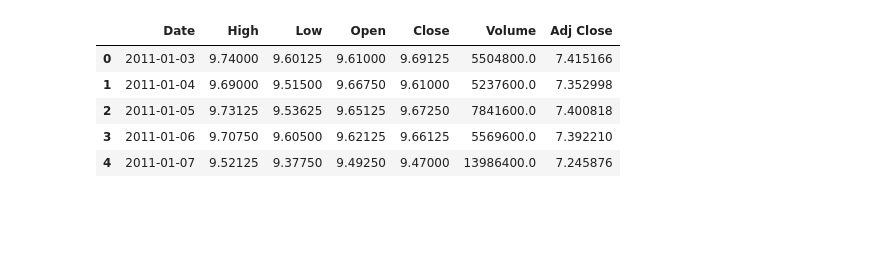
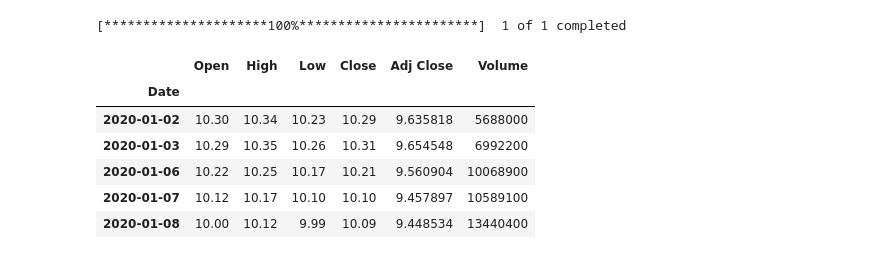
Before and after one commit to lucapqg/Deep-Learning, a Jupyter notebook: reinforcement_learning_finance.ipynb, the cells around one changed output. Drawn from its saved outputs; the diff is of its cells as text; code cells hidden in the pictures; blank space fills up the shorter version.

```diff
--- a/reinforcement_learning_finance.ipynb
+++ b/reinforcement_learning_finance.ipynb
@@ -33,16 +39,17 @@ import datetime as dt
 tf.compat.v1.disable_eager_execution()
 # %%
 ticker = 'INFY'
-start = dt.datetime(2011, 1, 1)
-end = dt.datetime(2021, 1, 24)
-df_full = web.DataReader(ticker, 'yahoo', start=start, end=end).reset_index()
-# data.reset_index(inplace=True)
-# ibov['DateAsNumber'] = ibov.Date.map(mdates.date2num)
+start = dt.datetime(2020, 1, 1)
+end = dt.datetime(2022, 1, 24)
+
+df_full = pdr.get_data_yahoo(ticker, start=start, end=end)
 df_full.head()
 # %% [output]
+[*********************100%***********************]  1 of 1 completed
-|  | Date | High | Low | Open | Close | Volume | Adj Close |
-| 0 | 2011-01-03 | 9.74000 | 9.60125 | 9.61000 | 9.69125 | 5504800.0 | 7.415166 |
-| 1 | 2011-01-04 | 9.69000 | 9.51500 | 9.66750 | 9.61000 | 5237600.0 | 7.352998 |
-| 2 | 2011-01-05 | 9.73125 | 9.53625 | 9.65125 | 9.67250 | 7841600.0 | 7.400818 |
-| 3 | 2011-01-06 | 9.70750 | 9.60500 | 9.62125 | 9.66125 | 5569600.0 | 7.392210 |
-| 4 | 2011-01-07 | 9.52125 | 9.37750 | 9.49250 | 9.47000 | 13986400.0 | 7.245876 |
+|  | Open | High | Low | Close | Adj Close | Volume |
+| Date |  |  |  |  |  |  |
+| 2020-01-02 | 10.30 | 10.34 | 10.23 | 10.29 | 9.635818 | 5688000 |
+| 2020-01-03 | 10.29 | 10.35 | 10.26 | 10.31 | 9.654548 | 6992200 |
+| 2020-01-06 | 10.22 | 10.25 | 10.17 | 10.21 | 9.560904 | 10068900 |
+| 2020-01-07 | 10.12 | 10.17 | 10.10 | 10.10 | 9.457897 | 10589100 |
+| 2020-01-08 | 10.00 | 10.12 | 9.99 | 10.09 | 9.448534 | 13440400 |
```
Also changed, not shown: parts of 10 cells of this notebook, 9 other files.
